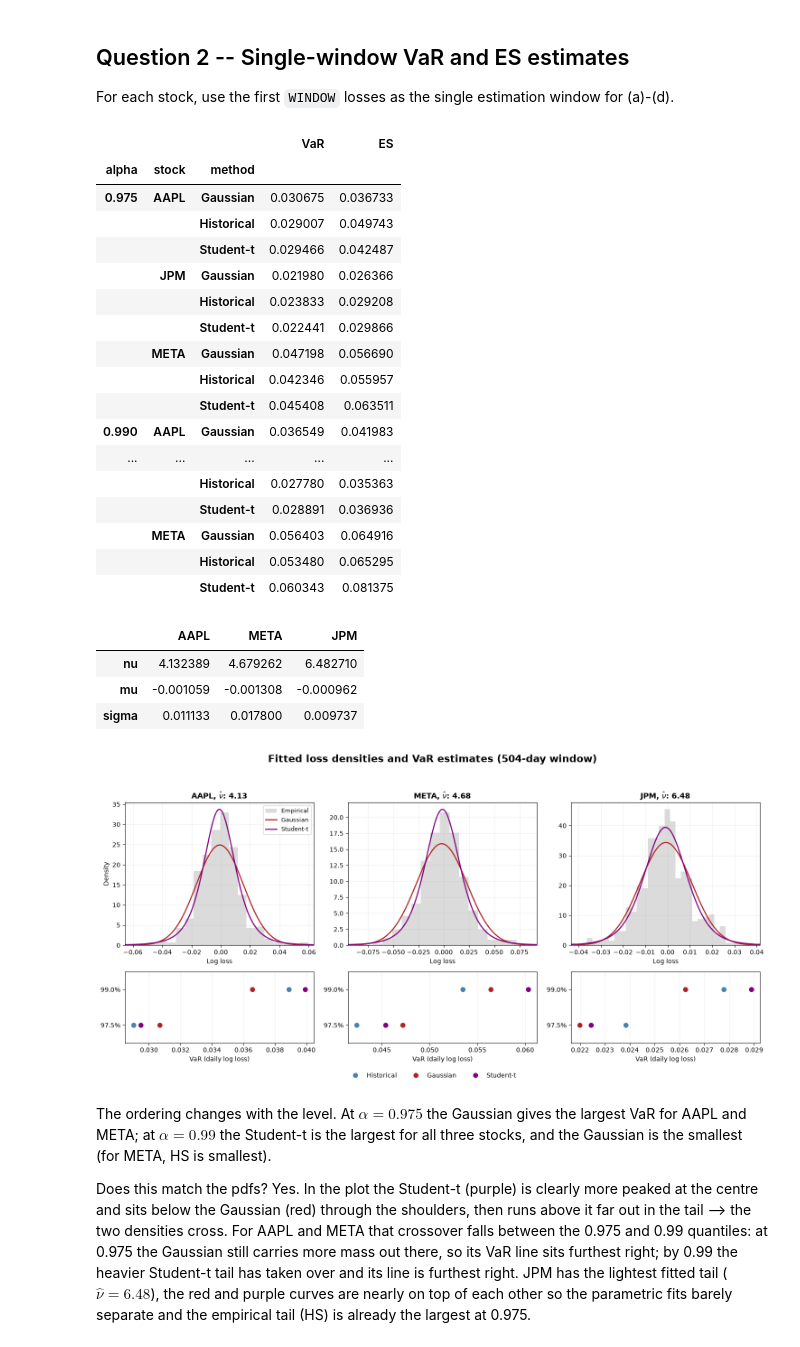
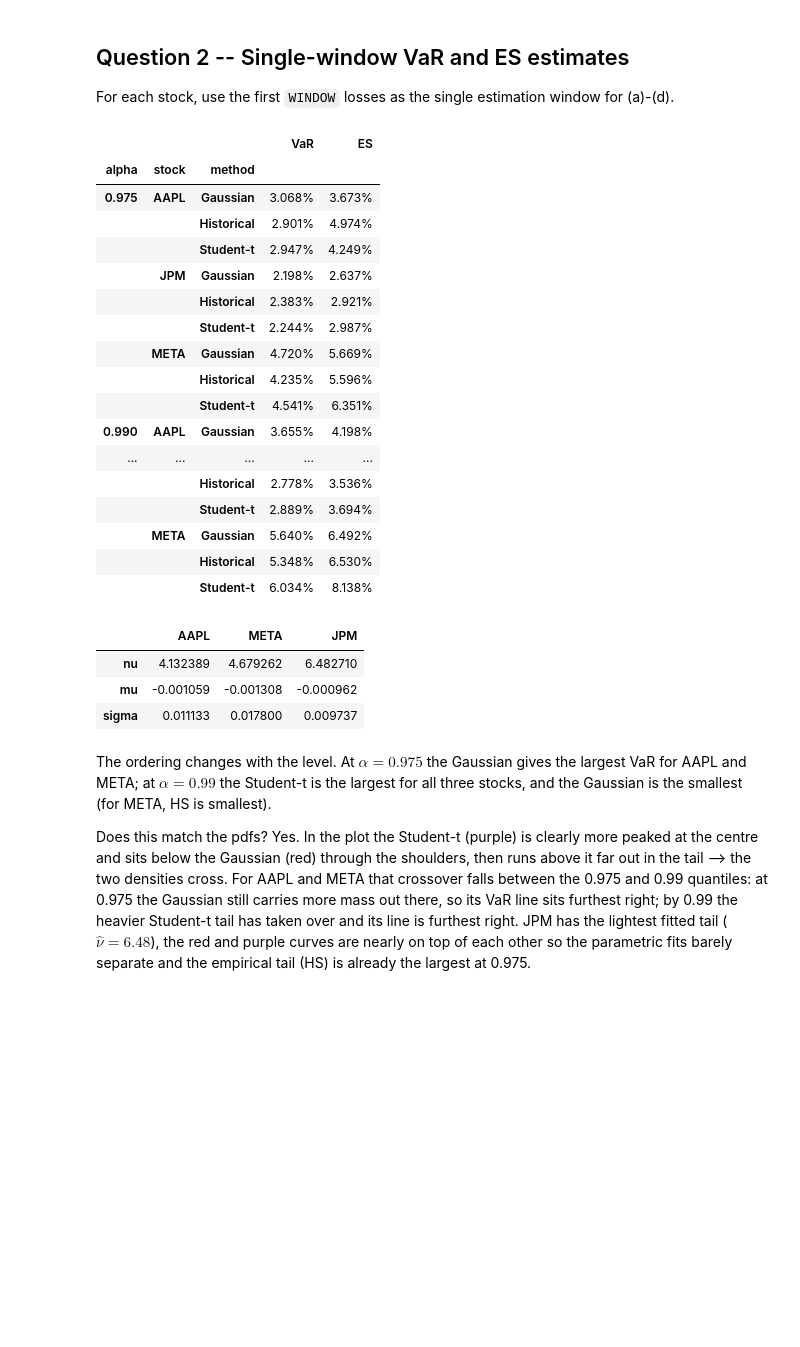
Before and after one commit to RomainFast121/QRM_project, a Jupyter notebook: Project_template.ipynb, the cells around one changed output. Cells and saved outputs as stored; diff of their text form; code cells hidden in the pictures; blank space fills up the shorter version.

```diff
--- a/Project_template.ipynb
+++ b/Project_template.ipynb
@@ -279,7 +279,7 @@ for stock in TICKERS:
 
 results_df = pd.DataFrame(rows)
 t_params_df = pd.DataFrame(t_params, index=["nu", "mu", "sigma"])
-display(results_df.set_index(["alpha", "stock", "method"]).sort_index())
+display(results_df.set_index(["alpha", "stock", "method"]).sort_index().map(lambda p: f"{p:.3%}"))
 display(t_params_df)
 
 # (d) Fitted densities and VaR estimates, shown separately for clarity.
@@ -313,54 +313,53 @@ for col, stock in enumerate(TICKERS):
     density_ax.set_xlim(left, right)
     nu = t_params_df.loc["nu", stock]
     density_ax.set_title(rf"{stock}, $\hat\nu$: {nu:.2f}", fontsize=12, fontweight="bold")
     density_ax.set_xlabel("Log loss")
     density_ax.set_ylabel("Density" if col == 0 else "")
     density_ax.grid(True, alpha=0.2)
 
     var_ax = axes[1, col]
     for row, alpha in enumerate(ALPHAS):
         for method in METHODS:
             var = lookup.loc[(stock, alpha, method), "VaR"]
             var_ax.scatter(var, row, color=colors[method], s=50, zorder=3)
     var_ax.set_yticks(range(len(ALPHAS)), [f"{alpha:.1%}" for alpha in ALPHAS])
     var_ax.set_ylim(-0.5, len(ALPHAS) - 0.5)
     var_ax.set_xlabel("VaR (daily log loss)")
     var_ax.grid(axis="x", alpha=0.2)
     if stock == "META":
         var_ax.xaxis.set_major_locator(MaxNLocator(4)) # was to hard to read the x values otherwise
 
 axes[0, 0].legend(fontsize=9)
 handles = [plt.Line2D([], [], color=colors[method], marker="o", linestyle="None",
                       markersize=7, label=method) for method in METHODS]
 fig.legend(handles=handles, loc="lower center", ncol=3, frameon=False,
            bbox_to_anchor=(0.5, 0.005))
 fig.tight_layout(rect=(0, 0.05, 1, 0.94))
 fig.savefig(OUT_DIR / "Q2_VaR.png", dpi=300)
 plt.show()
 # %% [output]
 |  |  |  | VaR | ES |
 | alpha | stock | method |  |  |
-| 0.975 | AAPL | Gaussian | 0.030675 | 0.036733 |
-|  |  | Historical | 0.029007 | 0.049743 |
-|  |  | Student-t | 0.029466 | 0.042487 |
-|  | JPM | Gaussian | 0.021980 | 0.026366 |
-|  |  | Historical | 0.023833 | 0.029208 |
-|  |  | Student-t | 0.022441 | 0.029866 |
-|  | META | Gaussian | 0.047198 | 0.056690 |
-|  |  | Historical | 0.042346 | 0.055957 |
-|  |  | Student-t | 0.045408 | 0.063511 |
-| 0.990 | AAPL | Gaussian | 0.036549 | 0.041983 |
+| 0.975 | AAPL | Gaussian | 3.068% | 3.673% |
+|  |  | Historical | 2.901% | 4.974% |
+|  |  | Student-t | 2.947% | 4.249% |
+|  | JPM | Gaussian | 2.198% | 2.637% |
+|  |  | Historical | 2.383% | 2.921% |
+|  |  | Student-t | 2.244% | 2.987% |
+|  | META | Gaussian | 4.720% | 5.669% |
+|  |  | Historical | 4.235% | 5.596% |
+|  |  | Student-t | 4.541% | 6.351% |
+| 0.990 | AAPL | Gaussian | 3.655% | 4.198% |
 | ... | ... | ... | ... | ... |
-|  |  | Historical | 0.027780 | 0.035363 |
-|  |  | Student-t | 0.028891 | 0.036936 |
-|  | META | Gaussian | 0.056403 | 0.064916 |
-|  |  | Historical | 0.053480 | 0.065295 |
-|  |  | Student-t | 0.060343 | 0.081375 |
+|  |  | Historical | 2.778% | 3.536% |
+|  |  | Student-t | 2.889% | 3.694% |
+|  | META | Gaussian | 5.640% | 6.492% |
+|  |  | Historical | 5.348% | 6.530% |
+|  |  | Student-t | 6.034% | 8.138% |
 |  | AAPL | META | JPM |
 | nu | 4.132389 | 4.679262 | 6.482710 |
 | mu | -0.001059 | -0.001308 | -0.000962 |
 | sigma | 0.011133 | 0.017800 | 0.009737 |
-[figure, removed]
 # %% [markdown]
 The ordering changes with the level. At $\alpha=0.975$ the Gaussian gives the largest VaR for AAPL and META; at $\alpha=0.99$ the Student-t is the largest for all three stocks, and the Gaussian is the smallest (for META, HS is smallest).
 
```
Also changed, not shown: parts of 9 cells of this notebook.
